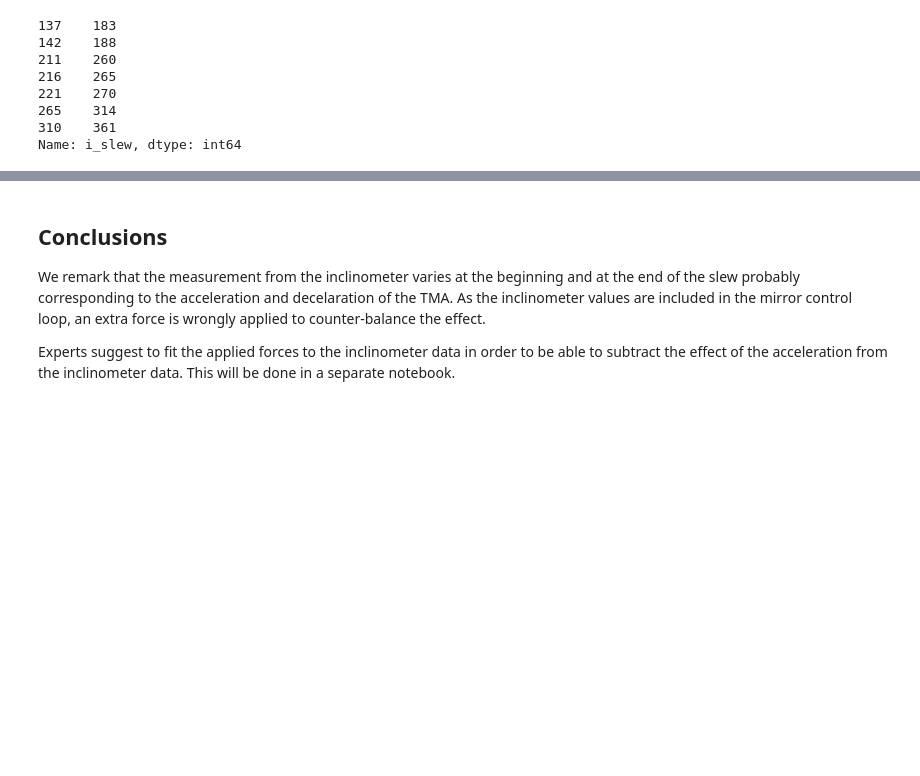
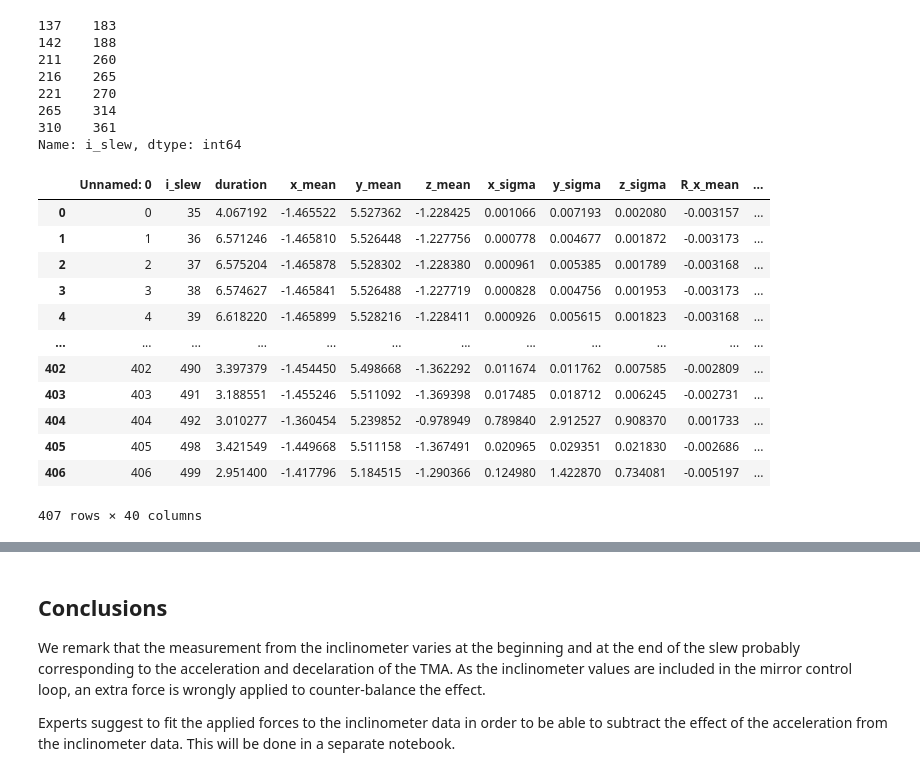
Before and after one commit to lsst-sitcom/notebooks_vandv, a Jupyter notebook: notebooks/tel_and_site/subsys_req_ver/m1m3/SITCOMTN-084-ims_slewing_azimuth_analysis_positioning.ipynb, the cells around one changed output, grey strips where cells are left out. Saved outputs shown, nothing was run; the diff lists cells and outputs as text; code cells hidden in the pictures; blank space fills up the shorter version.

```diff
--- a/notebooks/tel_and_site/subsys_req_ver/m1m3/SITCOMTN-084-ims_slewing_azimuth_analysis_positioning.ipynb
+++ b/notebooks/tel_and_site/subsys_req_ver/m1m3/SITCOMTN-084-ims_slewing_azimuth_analysis_positioning.ipynb
@@ -257,7 +257,7 @@ def get_results():
 # %%
 # As the EFD queries can be very long to execute we offer the possibility to store the results dataframe in a csv file for later use
 
-file_path = "slews_df.csv"  # Path to file to store result dataframe
+file_path = "slews_azi.csv"  # Path to file to store result dataframe
 if os.path.exists(file_path):
     results = pd.read_csv(file_path)
 else:
@@ -579,6 +579,23 @@ print(results["i_slew"][mask])
 265    314
 310    361
 Name: i_slew, dtype: int64
+# %%
+pd.set_option("display.max_rows", 10)
+results
+# %% [output]
+|  | Unnamed: 0 | i_slew | duration | x_mean | y_mean | z_mean | x_sigma | y_sigma | z_sigma | R_x_mean | ... |
+| 0 | 0 | 35 | 4.067192 | -1.465522 | 5.527362 | -1.228425 | 0.001066 | 0.007193 | 0.002080 | -0.003157 | ... |
+| 1 | 1 | 36 | 6.571246 | -1.465810 | 5.526448 | -1.227756 | 0.000778 | 0.004677 | 0.001872 | -0.003173 | ... |
+| 2 | 2 | 37 | 6.575204 | -1.465878 | 5.528302 | -1.228380 | 0.000961 | 0.005385 | 0.001789 | -0.003168 | ... |
+| 3 | 3 | 38 | 6.574627 | -1.465841 | 5.526488 | -1.227719 | 0.000828 | 0.004756 | 0.001953 | -0.003173 | ... |
+| 4 | 4 | 39 | 6.618220 | -1.465899 | 5.528216 | -1.228411 | 0.000926 | 0.005615 | 0.001823 | -0.003168 | ... |
+| ... | ... | ... | ... | ... | ... | ... | ... | ... | ... | ... | ... |
+| 402 | 402 | 490 | 3.397379 | -1.454450 | 5.498668 | -1.362292 | 0.011674 | 0.011762 | 0.007585 | -0.002809 | ... |
+| 403 | 403 | 491 | 3.188551 | -1.455246 | 5.511092 | -1.369398 | 0.017485 | 0.018712 | 0.006245 | -0.002731 | ... |
+| 404 | 404 | 492 | 3.010277 | -1.360454 | 5.239852 | -0.978949 | 0.789840 | 2.912527 | 0.908370 | 0.001733 | ... |
+| 405 | 405 | 498 | 3.421549 | -1.449668 | 5.511158 | -1.367491 | 0.020965 | 0.029351 | 0.021830 | -0.002686 | ... |
+| 406 | 406 | 499 | 2.951400 | -1.417796 | 5.184515 | -1.290366 | 0.124980 | 1.422870 | 0.734081 | -0.005197 | ... |
+407 rows × 40 columns
 # %%
 # Retrieve the some EFD data corresponding to the selected slew
 islew = 260
```
Also changed, not shown: parts of 6 cells of this notebook.
